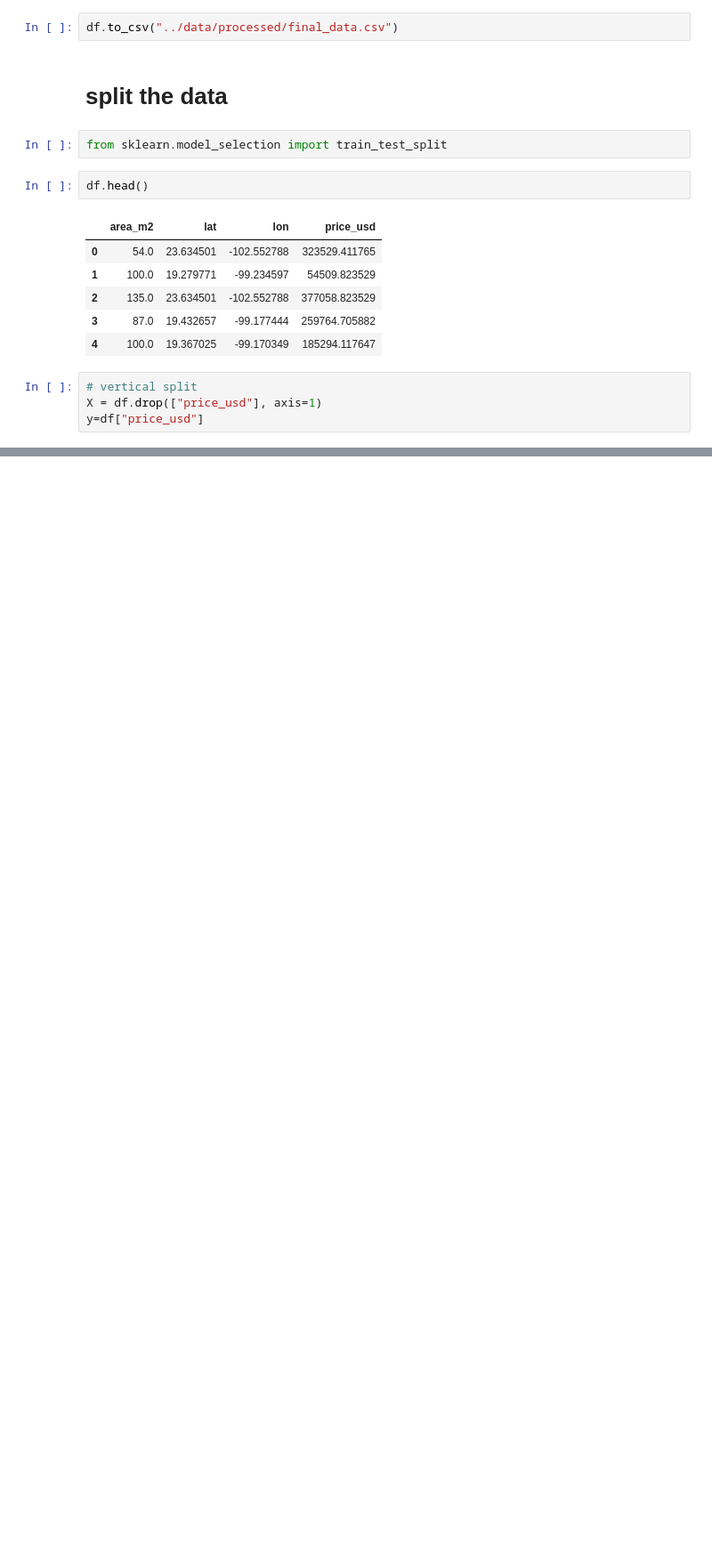
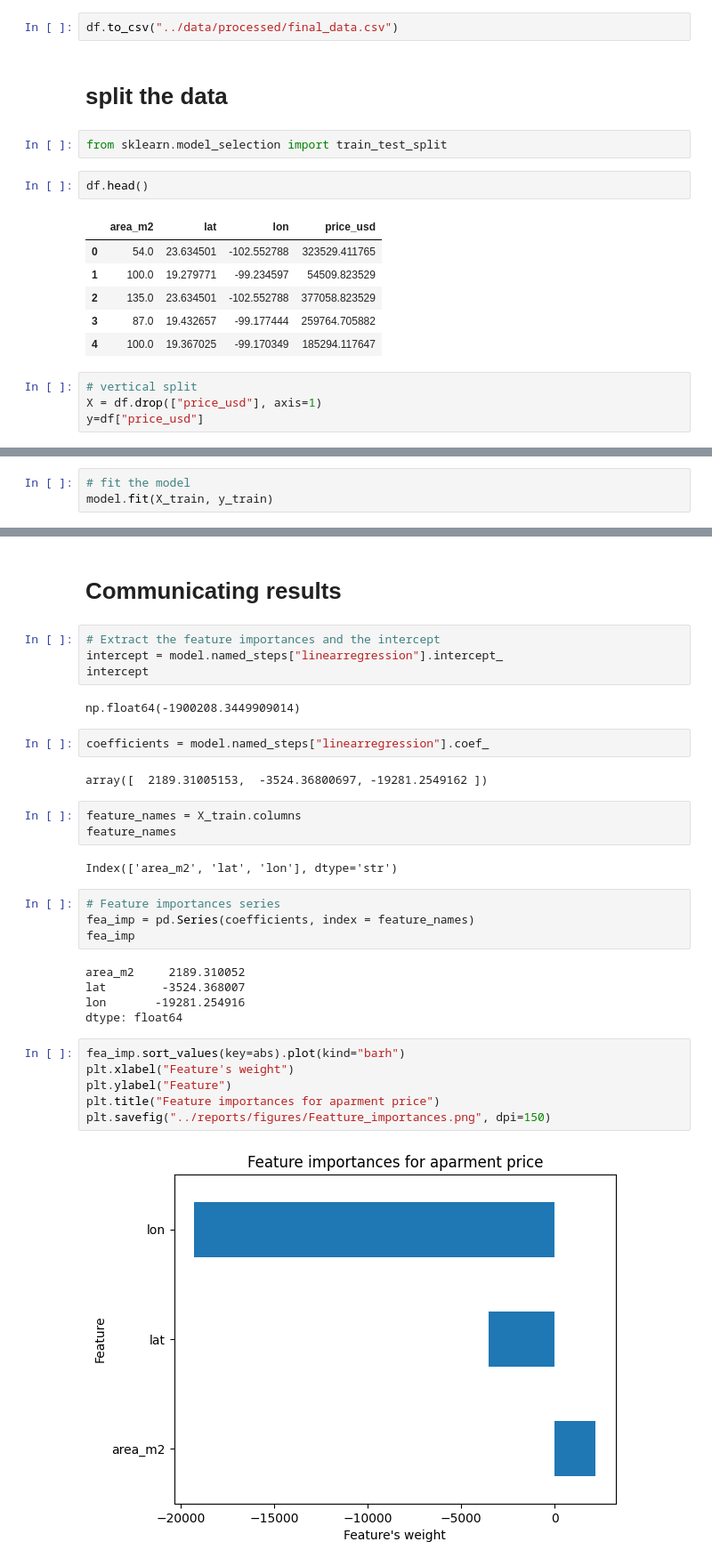
Before and after one commit to MohamedMohsen20501990/Housing_in_Mexico, a Jupyter notebook: notebooks/main.ipynb, the cells around one changed output, grey strips where cells are left out. Shown at 89% size. Drawn from its saved outputs; the diff is of its cells as text; blank space fills up the shorter version.

```diff
--- a/notebooks/main.ipynb
+++ b/notebooks/main.ipynb
@@ -519,0 +542,3 @@ X_test.shape, y_test.shape
+# %%
+# fit the model
+model.fit(X_train, y_train)
@@ -519,0 +568,34 @@ X_test.shape, y_test.shape
+# %% [markdown]
+# Communicating results
+# %%
+# Extract the feature importances and the intercept
+intercept = model.named_steps["linearregression"].intercept_
+intercept
+# %% [output]
+np.float64(-1900208.3449909014)
+# %%
+coefficients = model.named_steps["linearregression"].coef_
+# %% [output]
+array([  2189.31005153,  -3524.36800697, -19281.2549162 ])
+# %%
+feature_names = X_train.columns
+feature_names
+# %% [output]
+Index(['area_m2', 'lat', 'lon'], dtype='str')
+# %%
+# Feature importances series
+fea_imp = pd.Series(coefficients, index = feature_names)
+fea_imp
+# %% [output]
+area_m2     2189.310052
+lat        -3524.368007
+lon       -19281.254916
+dtype: float64
+# %%
+fea_imp.sort_values(key=abs).plot(kind="barh")
+plt.xlabel("Feature's weight")
+plt.ylabel("Feature")
+plt.title("Feature importances for aparment price")
+plt.savefig("../reports/figures/Featture_importances.png", dpi=150)
+# %% [output]
+[figure, added]
```
Also changed, not shown: parts of 19 cells of this notebook, 4 other files.
